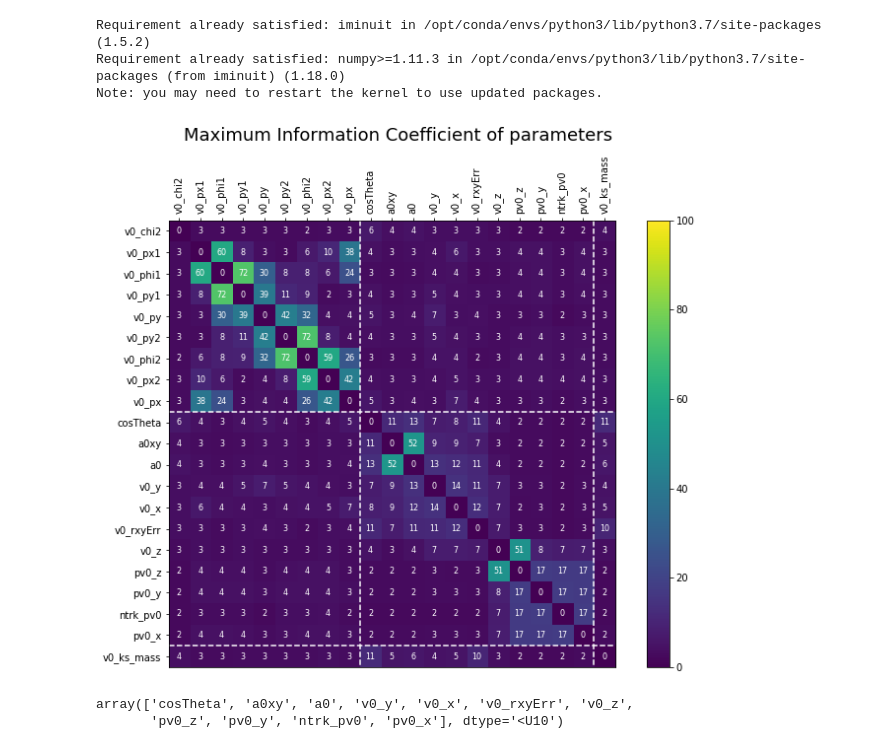
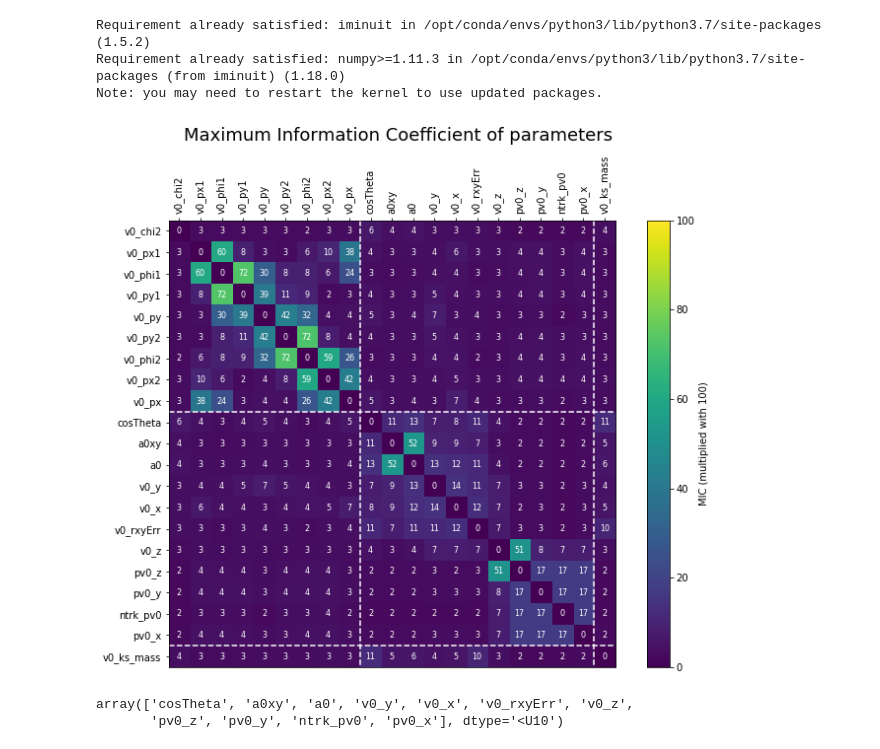
Before and after one commit to JohannSeverin/PUK_ml_high, a Jupyter notebook: Generate_MIC_correlations/Evaluating models.ipynb, the cells around one changed output. Cells and saved outputs as stored; diff of their text form; code cells hidden in the pictures.

Commit message:
mpdels and figures

```diff
--- a/Generate_MIC_correlations/Evaluating models.ipynb
+++ b/Generate_MIC_correlations/Evaluating models.ipynb
@@ -80,34 +80,35 @@ cuts = [0,  9, len(label) - 1, len(label)]
 # %%
 fig, ax = plt.subplots(figsize = (10, 8))
 show = ax.imshow(sorted_mat * 100, vmin = 0, vmax = 100)
 cols = df.columns
 
 ax.set_xticks(np.arange(len(cols_sort)))
 ax.set_xticklabels(cols_sort, rotation = 90)
 ax.set_yticks(np.arange(len(cols_sort)))
 ax.set_yticklabels(cols_sort)
 ax.tick_params(axis = 'x', bottom = False, top = True, labelbottom = False, labeltop = True)
 
 cbar = fig.colorbar(show)
-cbar.set_ylabel()
+cbar.ax.set_ylabel("MIC (multiplied with 100)")
+
 for i in range(sorted_mat.shape[1]):
     for j in range(sorted_mat.shape[0]):
         text = ax.text(j, i, int(np.array(sorted_mat * 100)[i, j]),
                        ha="center", va="center", color="w", fontsize = 8)
 
 
 for line in cuts[1:-1]:#np.arange(len(label))[(label - np.roll(label, 1) == 1)] - 0.5:
         ax.hlines(line - 0.5, -0.5, len(sort_ind) - .5, color = 'white', linestyle = 'dashed')
         ax.vlines(line - 0.5, -0.5, len(sort_ind) - .5, color = 'white', linestyle = 'dashed')
 
 fig.suptitle("Maximum Information Coefficient of parameters", fontsize = 18)
 
 
 fig.tight_layout(rect = (0, 0, 1, 0.95))
 
 fig.savefig("../figures/Maximal_information_coefficient_seperated.pdf")
 # %% [output]
-[figure, old version]
+[figure, new version]
 # %%
 features1 = cols_sort[0:9]
 
```
Also changed, not shown: parts of 2 cells of this notebook, 14 other files.
